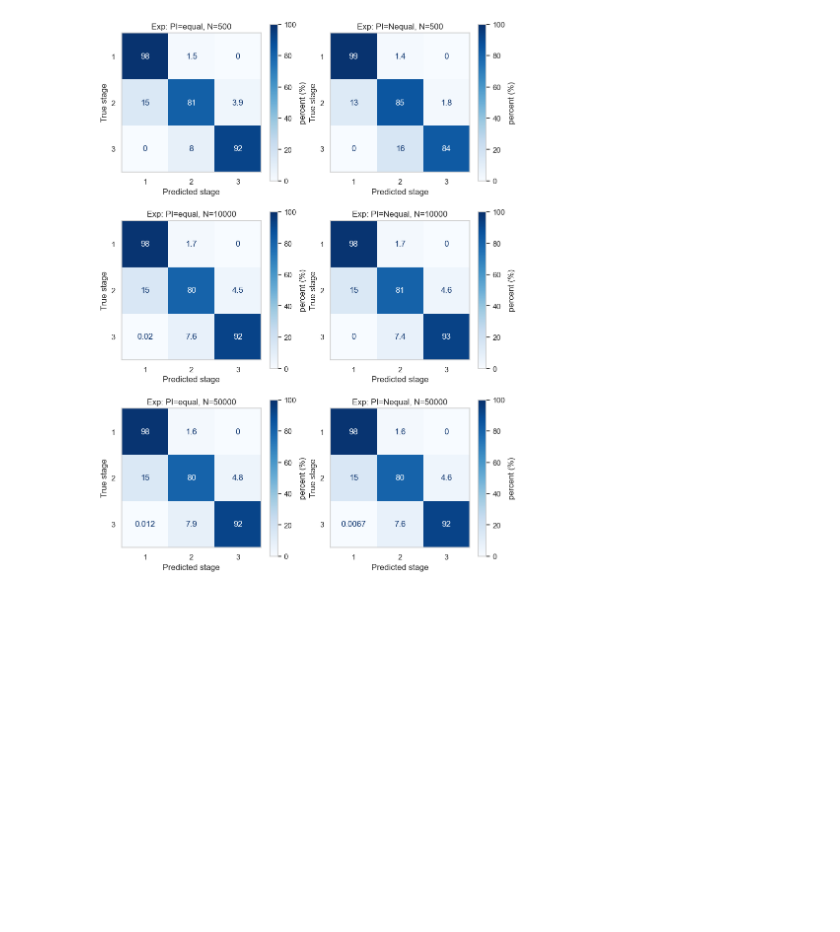
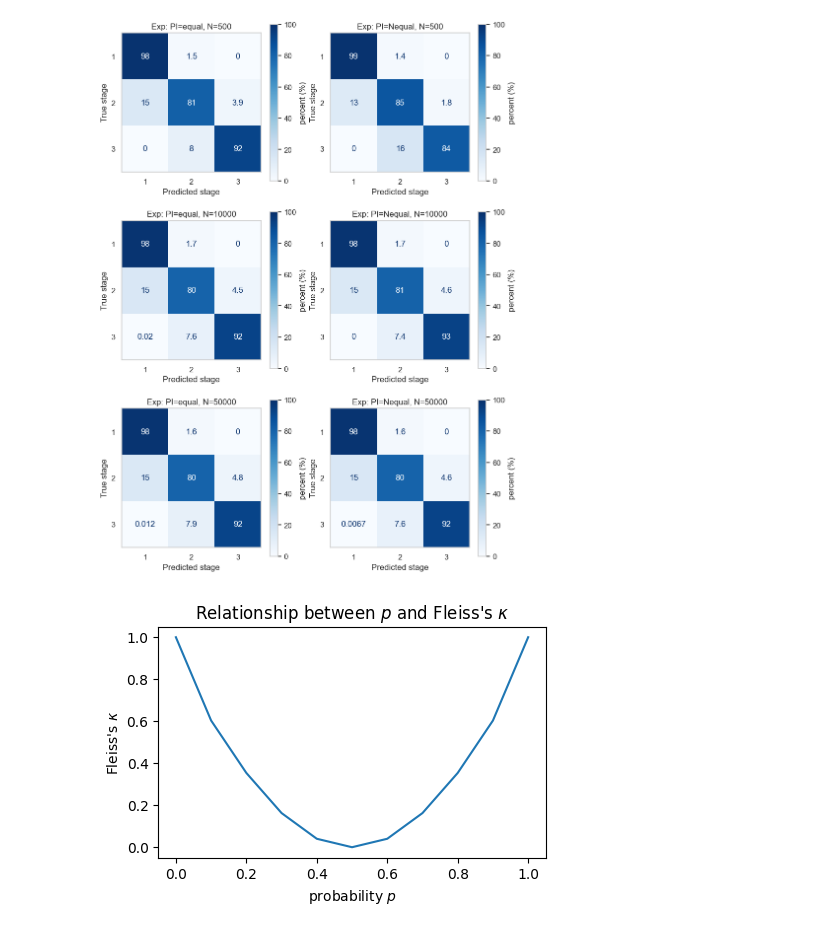
Before and after one commit to Sleep-Revolution/grayareaPy, a Jupyter notebook: ResultPlot.ipynb, the cells around one changed output. Saved outputs shown, nothing was run; the diff lists cells and outputs as text; code cells hidden in the pictures; blank space fills up the shorter version.

```diff
--- a/ResultPlot.ipynb
+++ b/ResultPlot.ipynb
@@ -134,3 +134,35 @@ for exp in range(len(run.dict_exp)-1):
 fig.savefig("./figure/CMSIMU", bbox_inches='tight')
 # %% [output]
 [figure]
+# %%
+#######################################################################################################################
+############################# RELATION BETWEEN CLUSTERS PROBABILITY AND FLEISS KAPPA ##################################
+#######################################################################################################################
+E=10
+n=0.1
+seed=12
+X = np.arange(0, 1+n, n)
+Y = np.arange(0, 1+n, n)
+
+N=100
+kappa = []
+for i in range(len(X)):
+    pi_Z = np.array([[X[i],1-X[i]],[1-Y[i],Y[i]]])
+    GenSample = GenMixtSampleFromCatEns(E=E,pi_Z=pi_Z)
+    p_Z = np.array([1/2]*2)
+    Y_,Z = GenSample.generate(N=N,pi=p_Z,seed=seed,distribution="Categorial")
+    X_,Z_X = GenSample.generate(N=N,Z=Z,seed=seed,distribution="Multinomial")
+    kappa__ = fleiss_kappa(X_)
+    if np.isnan(kappa__):
+        kappa__=0
+    kappa.append(kappa__)
+kappa = np.array(kappa)
+
+fig = plt.figure(figsize=(5,3))
+plt.plot(X,kappa)
+plt.title("Relationship between $p$ and Fleiss's $\kappa$")
+plt.ylabel("Fleiss's $\kappa$")
+plt.xlabel("probability $p$")
+fig.savefig("./figure/RELATIONFLEISS", bbox_inches='tight')
+# %% [output]
+[figure, added]
```
Also changed, not shown: 1 other file.
